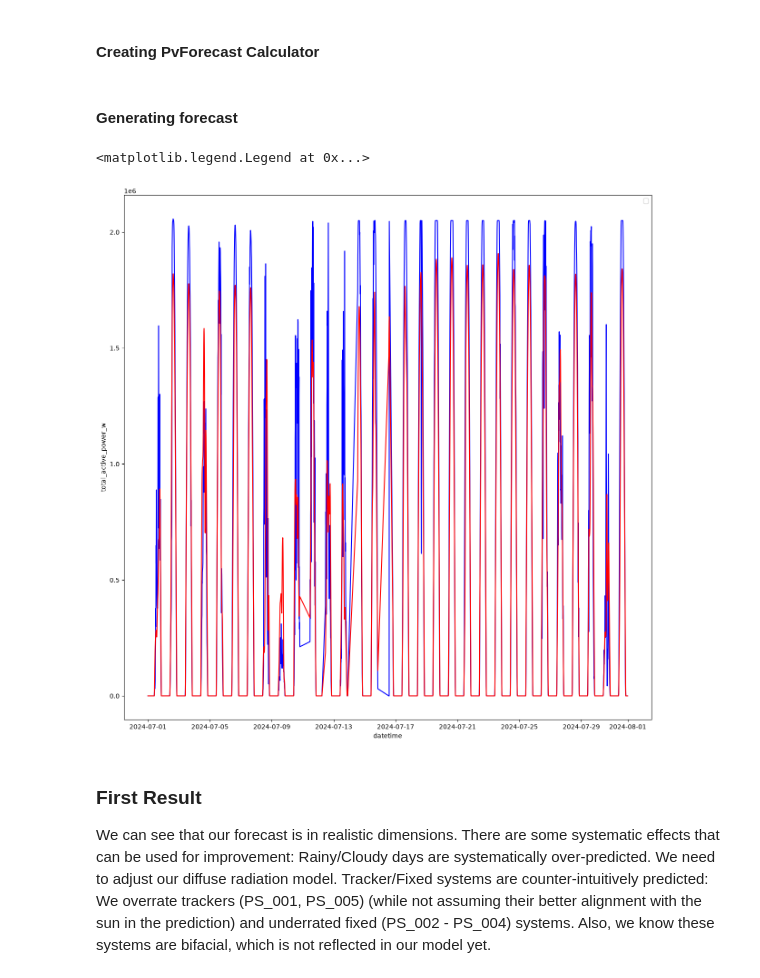
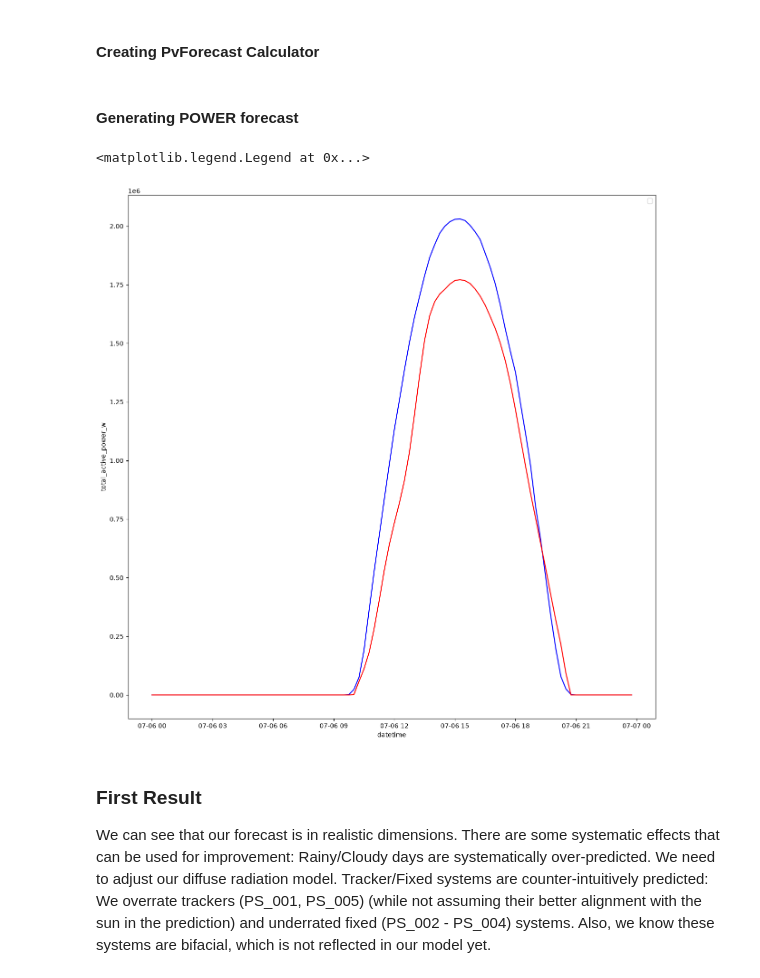
Before and after one commit to floatingbits/energy_management, a Jupyter notebook: notebooks/02_forecast_validation.ipynb, the cells around one changed output. Drawn from its saved outputs; the diff is of its cells as text; code cells hidden in the pictures.

```diff
--- a/notebooks/02_forecast_validation.ipynb
+++ b/notebooks/02_forecast_validation.ipynb
@@ -339,9 +359,14 @@ temperature_corr = {}
 best_locations = {}
 best_loc_indices = {}
 
+# re-read measurements to reset to original
+orig_measurements_df = pd.read_parquet(path + "merged.parquet")
+orig_measurements_df['datetime'] = pd.to_datetime(orig_measurements_df['datetime'])
+orig_measurements_df = orig_measurements_df.set_index(['datetime', 'ps_id'])
+
 for ps_id in forecasts.keys():
     test_locations = locations[ps_id]
-    test_measurements_df = filter_for_ps_id(measurements_df, ps_id).join(df)
+    test_measurements_df = filter_for_ps_id(orig_measurements_df, ps_id).join(df)
 
     irradiance_col_names = ['ghi_irradiance_wm2']
     temperature_col_names = ['ambient_temperature_celsius']
@@ -399,7 +424,7 @@ calculator = PvForecastCalculator(
         ),
     )
 # %% [markdown]
-#### Generating forecast
+#### Generating POWER forecast
 # %%
 from app.asset_forecast.domain.pv_forecast import (
     PvForecastInput,
@@ -409,11 +434,16 @@ from app.asset_forecast.domain.pv_forecast import (
 from app.asset_forecast.domain.panel_geometry import PanelGeometry
 from app.asset_forecast.domain.pv_configuration import PvConfiguration
 
+# elevation_deg: float
+# azimuth_deg: float
 forecast_rows = {
     'calculated_poa_radiance': {},
-    'calculated_active_power_w': {}
+    'calculated_active_power_w': {},
+    'solar_position_ele': {},
+    'solar_position_azi': {},
+    'is_dawn': {}
 }
-measurements_df = measurements_df.join(df)
+measurements_df = orig_measurements_df.join(df)
 for ps_id in forecasts.keys():
     test_measurements_df = filter_for_ps_id(measurements_df, ps_id)
     location = best_locations[ps_id]
@@ -445,23 +475,27 @@ for ps_id in forecasts.keys():
         forecast_result = calculator.calculate(forecast_input)
         forecast_rows['calculated_poa_radiance'][index] = forecast_result.plane_of_array_irradiance
         forecast_rows['calculated_active_power_w'][index] = forecast_result.active_power_kw * 1000
+        # Store solar position for error debugging
+        forecast_rows['solar_position_ele'][index] = forecast_result.solar_position.elevation_deg
+        forecast_rows['solar_position_azi'][index] = forecast_result.solar_position.azimuth_deg
+        forecast_rows['is_dawn'][index] = max(0, 1 - forecast_result.solar_position.elevation_deg/25)
 
 forecast_df = pd.DataFrame(forecast_rows)
 # %%
 # join forecast and measurements
 forecast_df.index = forecast_df.index.set_names(['datetime', 'ps_id'])
-
-measurements_df = measurements_df.join(forecast_df)
+forecast_df.to_parquet(path + "asset_forecast.parquet")
+# measurements_df = measurements_df.join(forecast_df)
 # %%
 plt.figure(figsize=(15,15))
-sns.lineplot(filter_for_date(filter_for_ps_id(measurements_df, 'PS_004'), 2024,7), x="datetime", y="total_active_power_w", color="b")
-sns.lineplot(filter_for_date(filter_for_ps_id(measurements_df, 'PS_004'), 2024,7), x="datetime", y="calculated_active_power_w", color="r")
+sns.lineplot(filter_for_date(filter_for_ps_id(measurements_df, 'PS_004'), 2024,7,6), x="datetime", y="total_active_power_w", color="b")
+sns.lineplot(filter_for_date(filter_for_ps_id(measurements_df, 'PS_004'), 2024,7,6), x="datetime", y="calculated_active_power_w", color="r")
 plt.legend()
 #plt.figure(figsize=(15,15))
 #sns.lineplot(filter_for_date(filter_for_ps_id(measurements_df, 'PS_001'), 2024,7), x="datetime", y=["total_active_power_w", "calculated_poa_radiance"])
 # %% [output]
 <matplotlib.legend.Legend at 0x...>
-[figure, old version]
+[figure, new version]
 # %% [markdown]
 ### First Result
 
```
Also changed, not shown: parts of 6 cells of this notebook, 5 other files.
